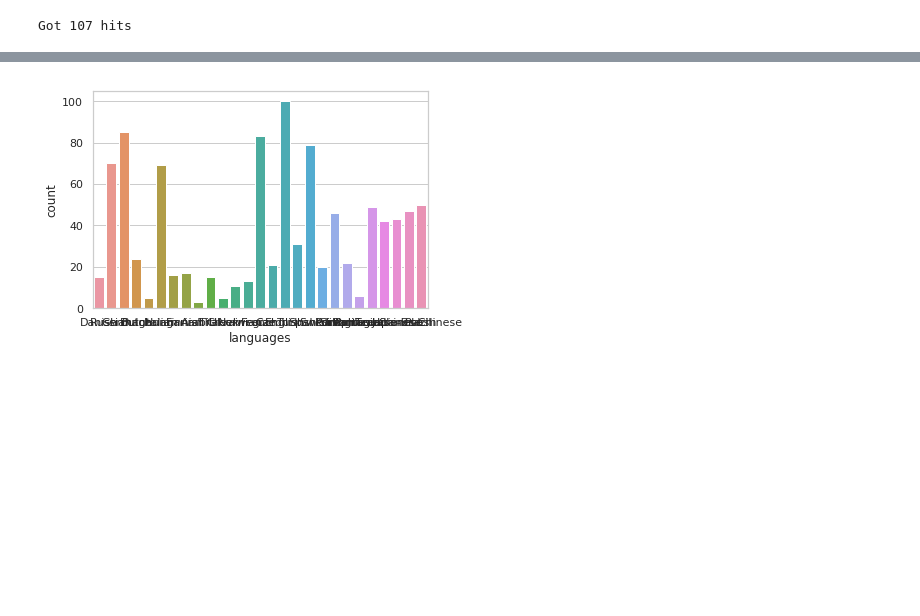
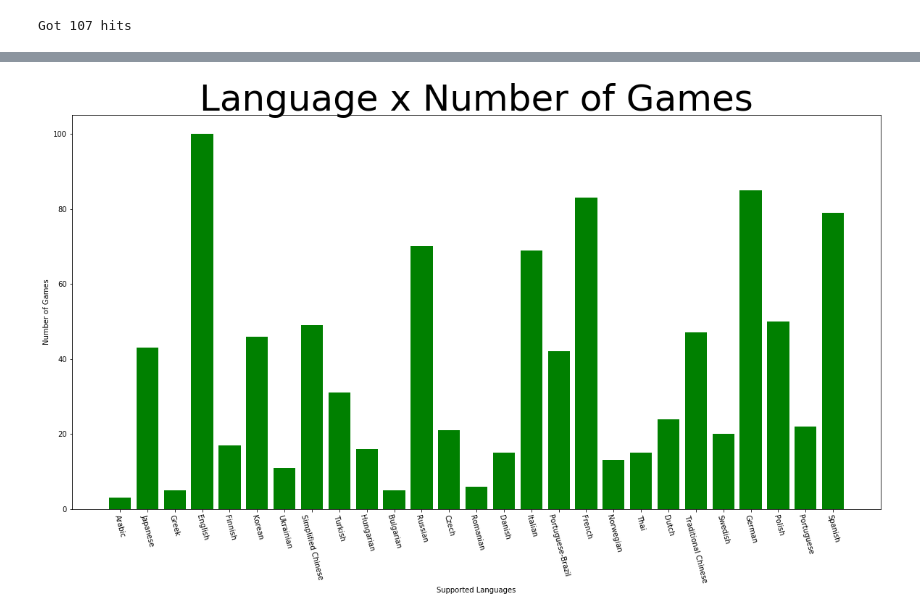
Before and after one commit to jpbusche/Hipoteses, a Jupyter notebook: notebooks/Linguagens Suportadas.ipynb, the cells around one changed output, grey strips where cells are left out. Drawn from its saved outputs; the diff is of its cells as text; code cells hidden in the pictures; blank space fills up the shorter version.

Commit message:
Modifying plot of language hyphoteses

```diff
--- a/notebooks/Linguagens Suportadas.ipynb
+++ b/notebooks/Linguagens Suportadas.ipynb
@@ -1,12 +1,10 @@
 # %%
 import numpy as np
 import matplotlib.pyplot as plt
-import seaborn as sns
 import pandas as pd
 from elasticsearch import Elasticsearch
 
 %matplotlib inline
-sns.set(style='whitegrid')
 # %%
 es = Elasticsearch(['elastic:9200'])
 
@@ -56,4 +54,11 @@ lng_data
-# %%
-lng_graph = sns.barplot(x="languages", y="count", data=lng_data)
-# %% [output]
-[figure, removed]
+# %%
+plt.figure(figsize=(20,10), facecolor='w')
+plt.grid(False)
+plt.xlabel('Supported Languages')
+plt.ylabel('Number of Games')
+plt.title('Language x Number of Games', fontdict={'fontsize': 50})
+plt.bar(lng_data['languages'], lng_data['count'], color='green')
+plt.xticks(rotation=-75)
+plt.show()
+# %% [output]
+[figure, added]
```
Also changed, not shown: parts of 1 cell of this notebook.
